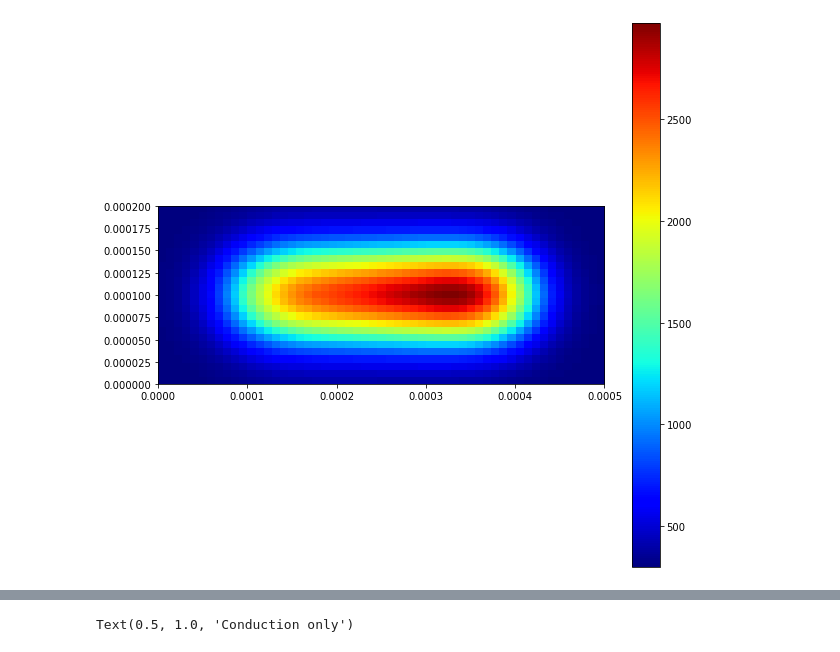
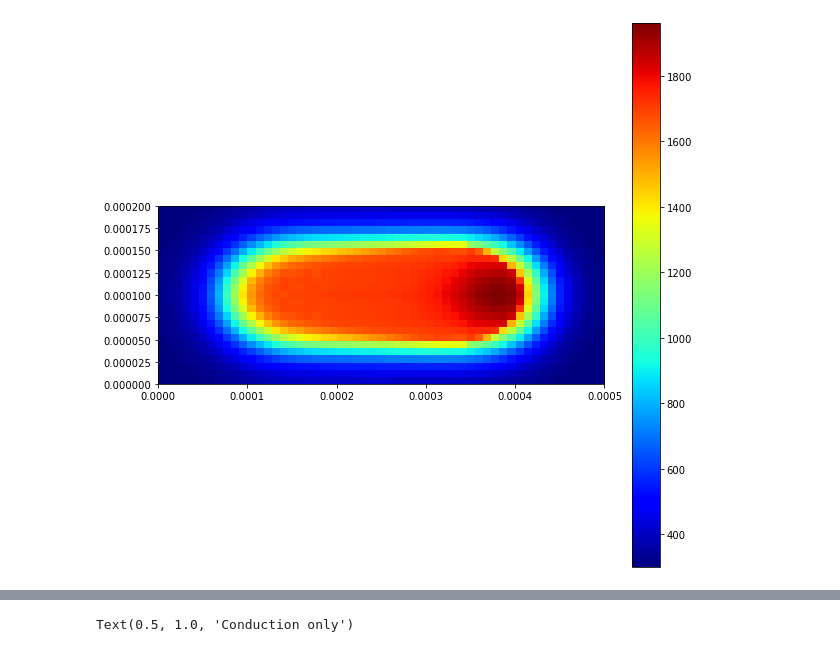
Before and after one commit to snilsn/SLM-finite-volumes, a Jupyter notebook: 3d heat convection.ipynb, the cells around one changed output, grey strips where cells are left out. Saved outputs shown, nothing was run; the diff lists cells and outputs as text; code cells hidden in the pictures.

Commit message:
corrected k update, latent fusion heat

```diff
--- a/3d heat convection.ipynb
+++ b/3d heat convection.ipynb
@@ -42,12 +42,14 @@ k = (1-liquid)*fct.get_effective_cond(mesh, temperature, packing_efficiency)+liq
 rho = fct.get_effective_density(argon_density, steel_density, packing_efficiency)*(1-liquid) + liquid*steel_density_liquid
 alpha = k/(rho*c)
 
+liquid_old = liquid
+
 #initializing the source term
 source_value = laser_factor*numerix.exp(-distribution_factor*((x-x_pos)**2+(y-hatch*hatch_width)**2)/beam_radius**2)*dt
 source = numerix.where(numerix.absolute(z-layer*layer_thickness) < layer_thickness, source_value, 0.0)
 source_term = CellVariable(mesh = mesh, name = 'source', value=source)
 
-konv_diff_eq = TransientTerm(var = sensible_heat) == DiffusionTerm(var = sensible_heat, coeff=alpha) + source_term - liquid*steel_latent_heat*dt
+konv_diff_eq = TransientTerm(var = sensible_heat) == DiffusionTerm(var = sensible_heat, coeff=alpha) + source_term - (liquid-liquid_old)*steel_latent_heat
 
 #setting the dh/dz boundary condition
 heat_radiation = -c.faceValue[mesh.facesTop]*sigma+steel_emissivity*(temperature.faceValue[mesh.facesTop]**4-300**4)/k.faceValue[mesh.facesTop]
@@ -65,40 +67,41 @@ for i in range(time_steps):
 
     #update material paramters:
     c = (1-liquid)*fct.get_effective_specific_heat(argon_density, steel_density, packing_efficiency, argon_density, temperature, mesh) + liquid*steel_fluid_c
-    k = fct.get_effective_cond(mesh, temperature, packing_efficiency)
+    k = (1-liquid)*fct.get_effective_cond(mesh, temperature, packing_efficiency)+liquid*fct.get_steel_thermal_conductivity(mesh, temperature)
+    liquid_old.setValue(numerix.array(liquid))
     liquid = fct.get_liquid_fraction(temperature, mesh, steel_T_S, steel_T_L)
 
     #saving old heat for temperature change:
     heat_old = numerix.array(sensible_heat)
 
     #finite-volume solving:
     res = konv_diff_eq.sweep(dt = dt)
 
     #calculate temperature change and add:
     temperature.setValue(numerix.array(temperature) + 1/c*(sensible_heat-heat_old))
 
     #updating laser position
     x_pos +=dt*scanning_speed
     time += dt
     clear_output()
 
     if x_pos >= L_x:
 
         hatch += 1
         x_pos = 0.0
 
         if hatch == hatches:
 
             layer += 1
             hatch = 0
 
             if layer == layers:
 
                 break
 
 plotting_utils.plot_2d_xy(temperature, N)
 # %% [output]
-[figure, old version]
+[figure, new version]
 # %%
 plotting_utils.plot_2d_xz(temperature, 13)
 # %% [output]
```
Also changed, not shown: parts of 3 cells of this notebook.
